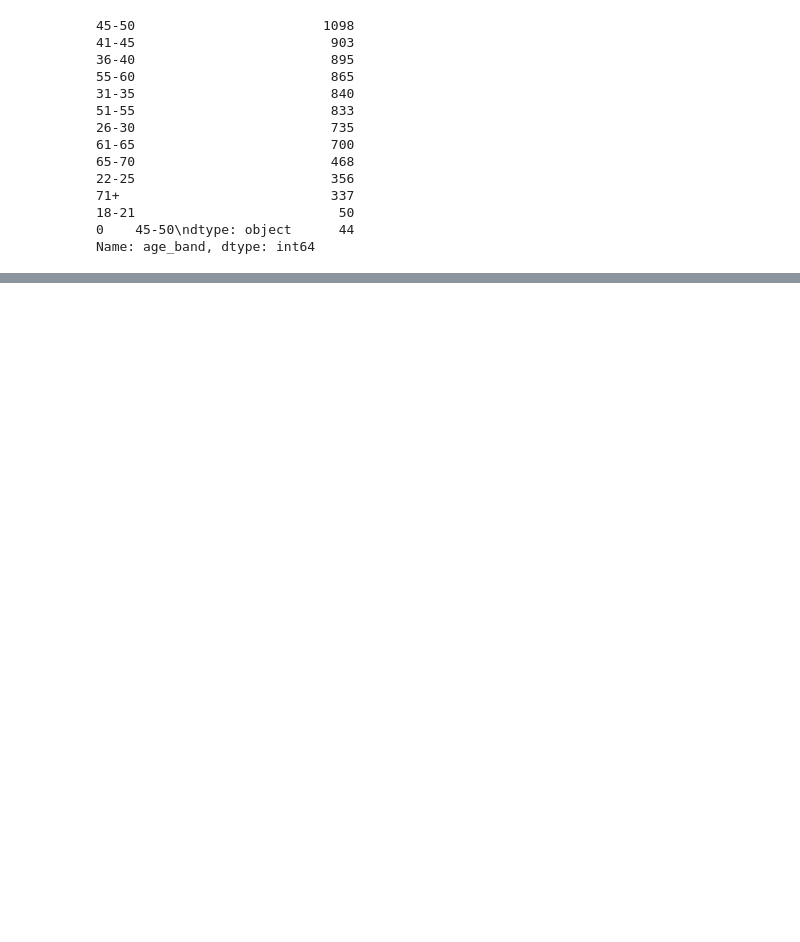
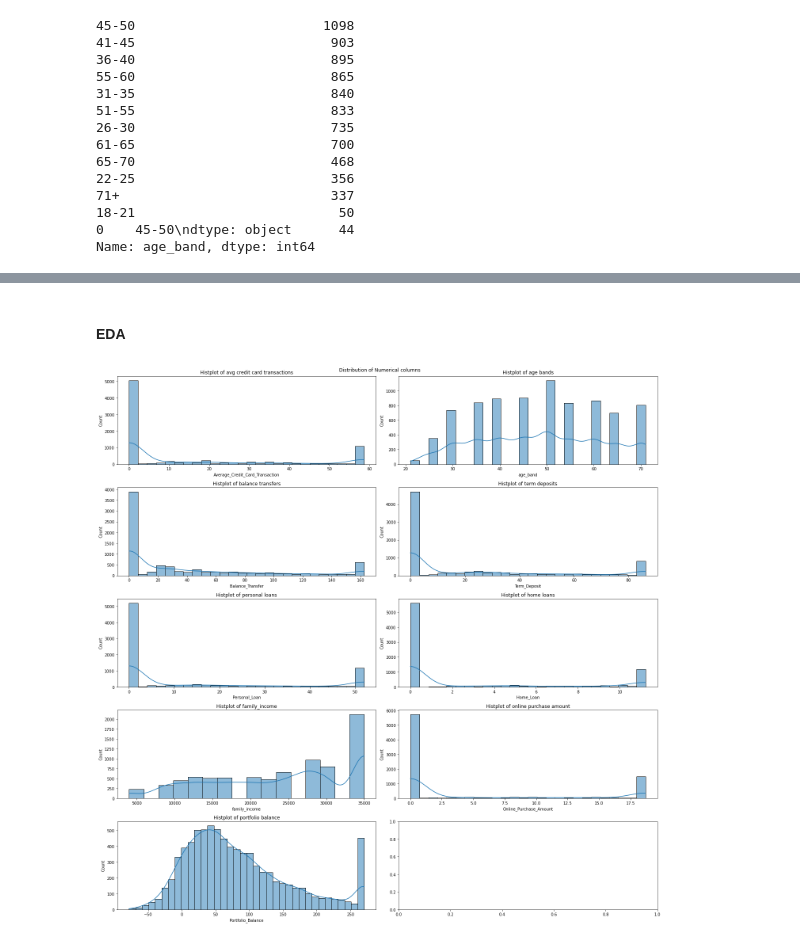
Before and after one commit to 0prawin0/High-Low-Net-worth-Customer-Classification, a Jupyter notebook: Net Worth Customer Classification.ipynb, the cells around one changed output, grey strips where cells are left out. Saved outputs shown, nothing was run; the diff lists cells and outputs as text; code cells hidden in the pictures; blank space fills up the shorter version.

```diff
--- a/Net Worth Customer Classification.ipynb
+++ b/Net Worth Customer Classification.ipynb
@@ -257,4 +158,0 @@ pprint(skew_values)
-# %%
-for x in list(skew_values):
-    if skew_values[x]>-0.5 and skew_values[x]<0.5:
-        del skew_values[x]
@@ -305,8 +158,0 @@ for z in skew_values_2:
-# %%
-skew_values_2=dict()
-for x in num_cols:
-    skew_values_2[x]=x_main[x].skew(axis=0)
-for x in list(skew_values_2):
-    if skew_values_2[x]>-0.5 and skew_values_2[x]<0.5:
-        del skew_values_2[x]
-pprint(skew_values_2)
@@ -364,0 +174,14 @@ X_train,X_test,y_train,y_test=train_test_split(x_main_1,y_main_1,random_state=10
+# %%
+# Checking the count of outliers
+
+for x in num_cols.columns:
+    print('column is:',x)
+    print('min side outliers count is:')
+    print(num_cols[num_cols[x] < lower_bound[x]][x].count())
+    print('max side outliers count is:')
+    print(num_cols[num_cols[x] > upper_bound[x]][x].count())
+    print('-'*40)
+
+# There are outliers in columns Average_Credit_Card_Transaction, Balance_Transfer, Term_Deposit, Life_Insurance,
+# Medical_Insurance, Average_A/C_Balance, Personal_Loan,Investment_in_Mutual_Fund,Investment_Tax_Saving_Bond,
+# Home_Loan,Online_Purchase_Amount, Investment_in_Commudity, Investment_in_Equity,Investment_in_Derivative, Portfolio_Balance
@@ -364,0 +206,23 @@ X_train,X_test,y_train,y_test=train_test_split(x_main_1,y_main_1,random_state=10
+# %%
+# Capping outliers with upper bound
+
+for x in num_cols.columns:
+    x_main.loc[x_main[x] > upper_bound[x],x] = upper_bound[x]
+# %% [markdown]
+#### EDA
+# %%
+fig,axes=plt.subplots(5,2,figsize=(20,20))
+fig.suptitle('Distribution of Numerical columns')
+sns.histplot(data=x_main,x='Average_Credit_Card_Transaction',palette="Set3",ax=axes[0,0],kde=True).set(title="Histplot of avg credit card transactions")
+sns.histplot(data=x_main,x='age_band',palette="Set3",ax=axes[0,1],kde=True).set(title="Histplot of age bands")
+sns.histplot(data=x_main,x='Balance_Transfer',palette="Set3",ax=axes[1,0],kde=True).set(title="Histplot of balance transfers")
+sns.histplot(data=x_main,x='Term_Deposit',palette="Set3",ax=axes[1,1],kde=True).set(title="Histplot of term deposits")
+sns.histplot(data=x_main,x='Personal_Loan',palette="Set3",ax=axes[2,0],kde=True).set(title="Histplot of personal loans")
+sns.histplot(data=x_main,x='Home_Loan',palette="Set3",ax=axes[2,1],kde=True).set(title="Histplot of home loans")
+sns.histplot(data=x_main,x='family_income',palette="Set3",ax=axes[3,0],kde=True).set(title="Histplot of family_income")
+sns.histplot(data=x_main,x='Online_Purchase_Amount',palette="Set3",ax=axes[3,1],kde=True).set(title="Histplot of online purchase amount")
+sns.histplot(data=x_main,x='Portfolio_Balance',palette="Set3",ax=axes[4,0],kde=True).set(title="Histplot of portfolio balance")
+
+fig.tight_layout()
+# %% [output]
+[figure, added]
```
Also changed, not shown: parts of 145 cells of this notebook.
